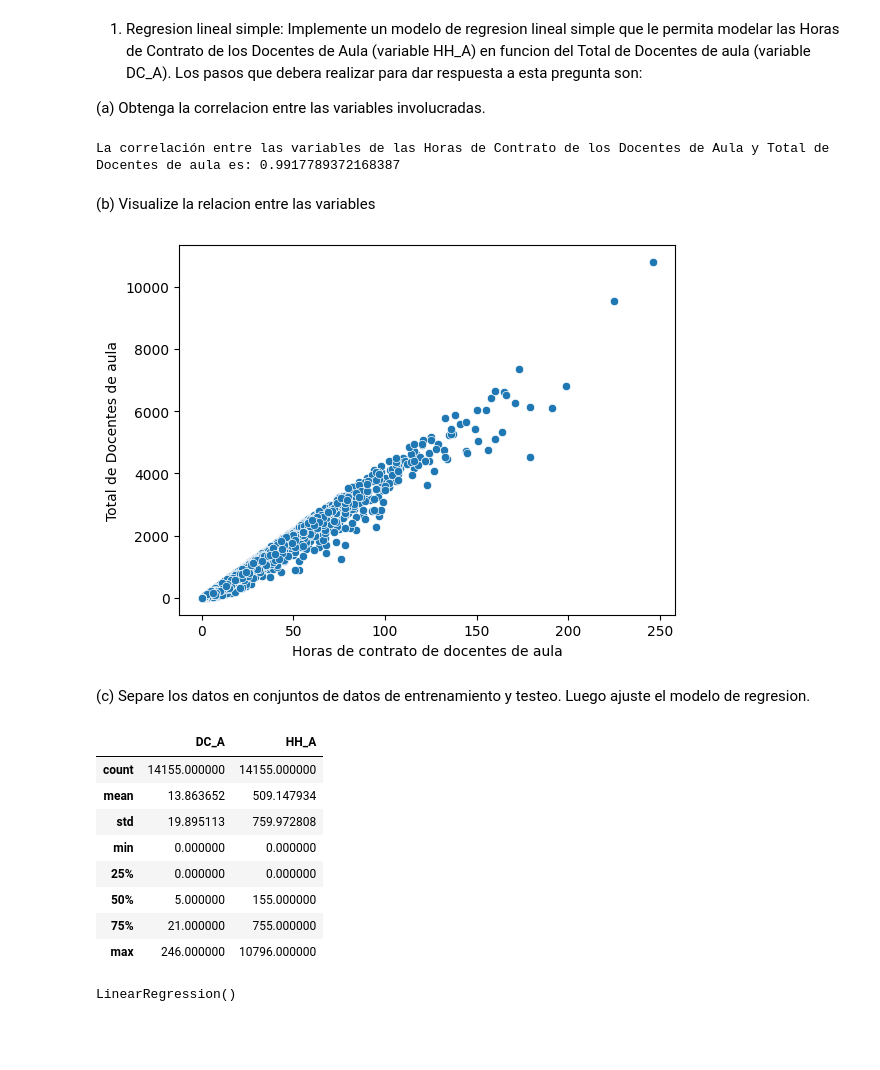
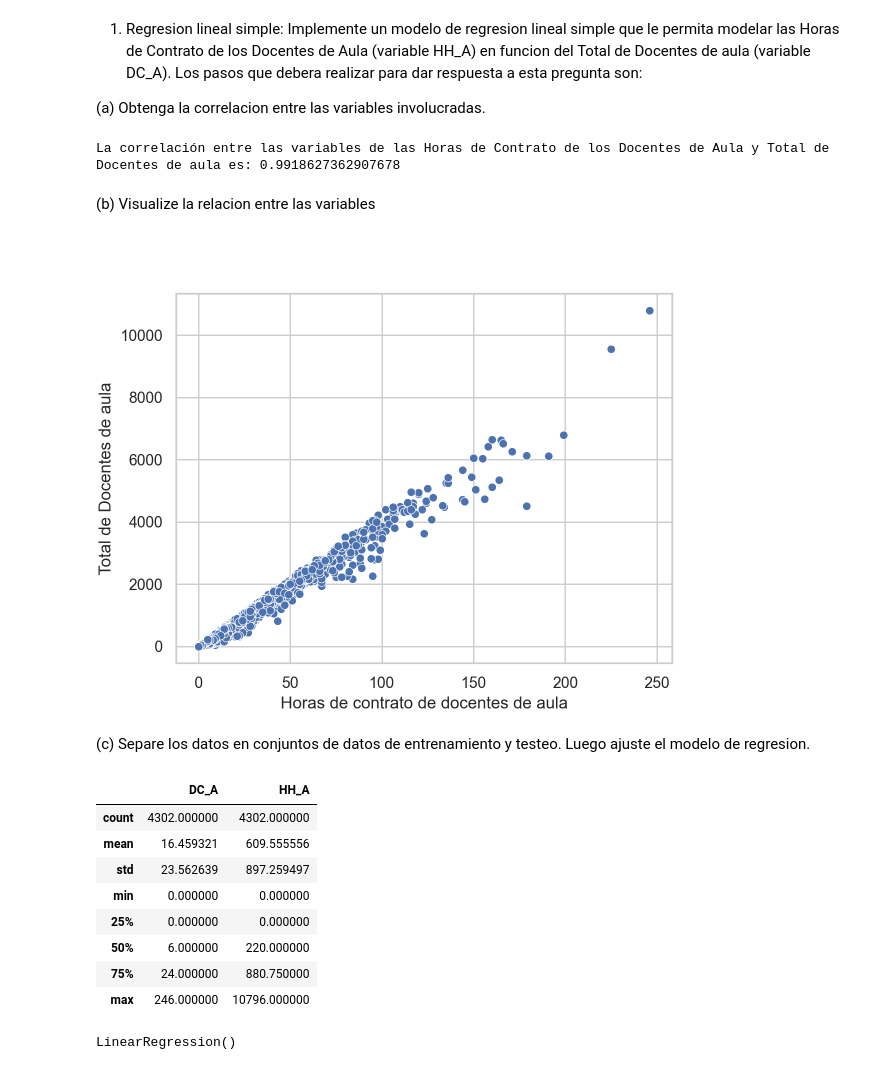
Before and after one commit to Dxeg0o/proyecto_cdd_2, a Jupyter notebook: proyecto.ipynb, the cells around one changed output. Drawn from its saved outputs; the diff is of its cells as text; code cells hidden in the pictures; blank space fills up the shorter version.

```diff
--- a/proyecto.ipynb
+++ b/proyecto.ipynb
@@ -452,34 +445,34 @@ Los pasos que debera realizar para dar respuesta a esta pregunta son:
 
 (a) Obtenga la correlacion entre las variables involucradas.
 # %%
-correlacion = df['DC_A'].corr(df['HH_A'])
+correlacion = df_regiones['DC_A'].corr(df['HH_A'])
 print(f"La correlación entre las variables de las Horas de Contrato de los Docentes de Aula y Total de Docentes de aula es: {correlacion}")
 # %% [output]
-La correlación entre las variables de las Horas de Contrato de los Docentes de Aula y Total de Docentes de aula es: 0.9917789372168387
+La correlación entre las variables de las Horas de Contrato de los Docentes de Aula y Total de Docentes de aula es: 0.9918627362907678
 # %% [markdown]
 (b) Visualize la relacion entre las variables
 # %%
-sns.scatterplot(df, x="DC_A", y="HH_A")
+sns.scatterplot(df_regiones, x="DC_A", y="HH_A")
 plt.xlabel("Horas de contrato de docentes de aula")
 plt.ylabel("Total de Docentes de aula")
 plt.show()
 # %% [output]
-[figure, old version]
+[figure, new version]
 # %% [markdown]
 (c) Separe los datos en conjuntos de datos de entrenamiento y testeo. Luego ajuste el modelo de regresion.
 # %%
-entrenamiento= df[['DC_A', 'HH_A']]
+entrenamiento= df_regiones[['DC_A', 'HH_A']]
 #está bien con este tamaño?
 train_set, test_set = train_test_split(entrenamiento, test_size=0.15)
 train_set.describe()
 # %% [output]
 |  | DC_A | HH_A |
-| count | 14155.000000 | 14155.000000 |
-| mean | 13.863652 | 509.147934 |
-| std | 19.895113 | 759.972808 |
+| count | 4302.000000 | 4302.000000 |
+| mean | 16.459321 | 609.555556 |
+| std | 23.562639 | 897.259497 |
 | min | 0.000000 | 0.000000 |
 | 25% | 0.000000 | 0.000000 |
-| 50% | 5.000000 | 155.000000 |
-| 75% | 21.000000 | 755.000000 |
+| 50% | 6.000000 | 220.000000 |
+| 75% | 24.000000 | 880.750000 |
 | max | 246.000000 | 10796.000000 |
 # %%
```
Also changed, not shown: parts of 24 cells of this notebook.
